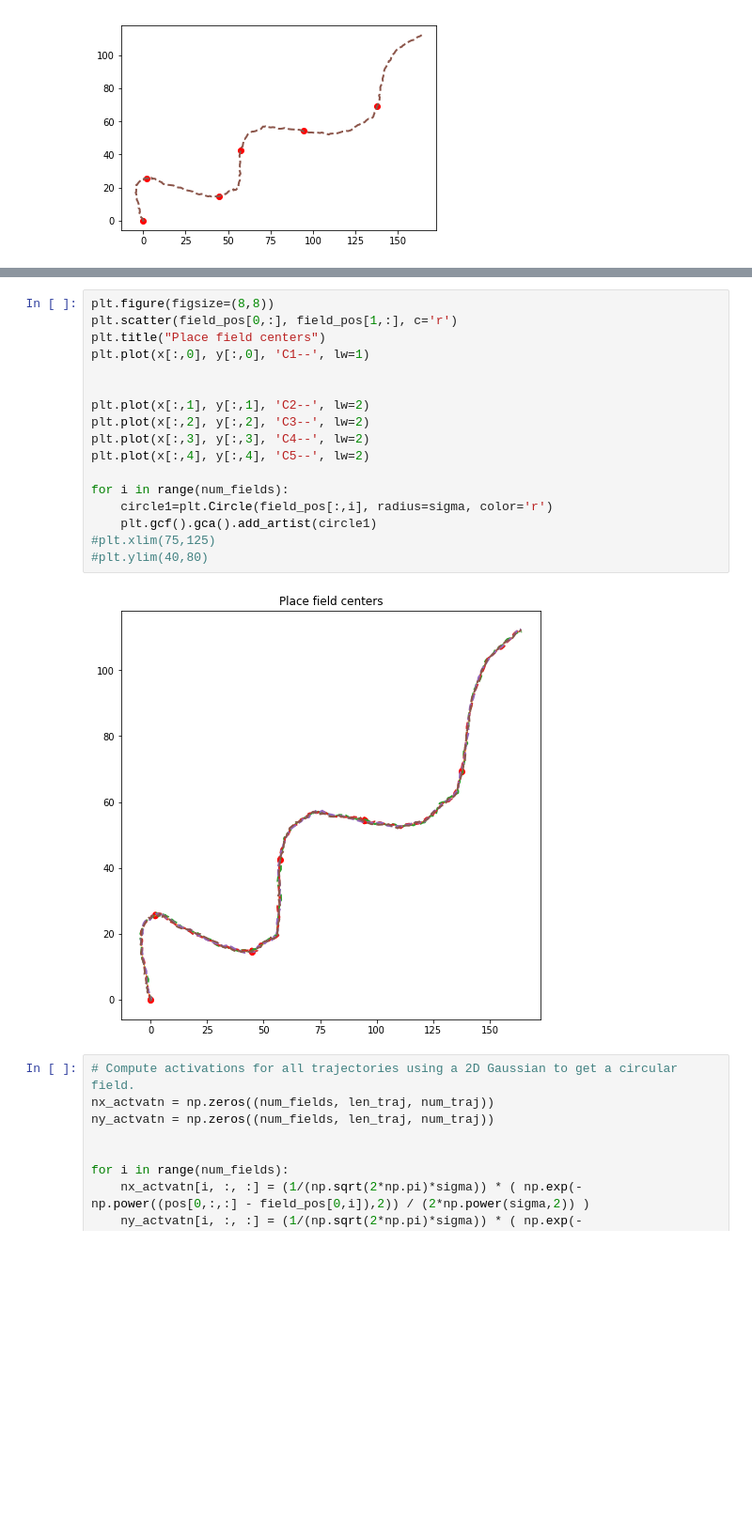
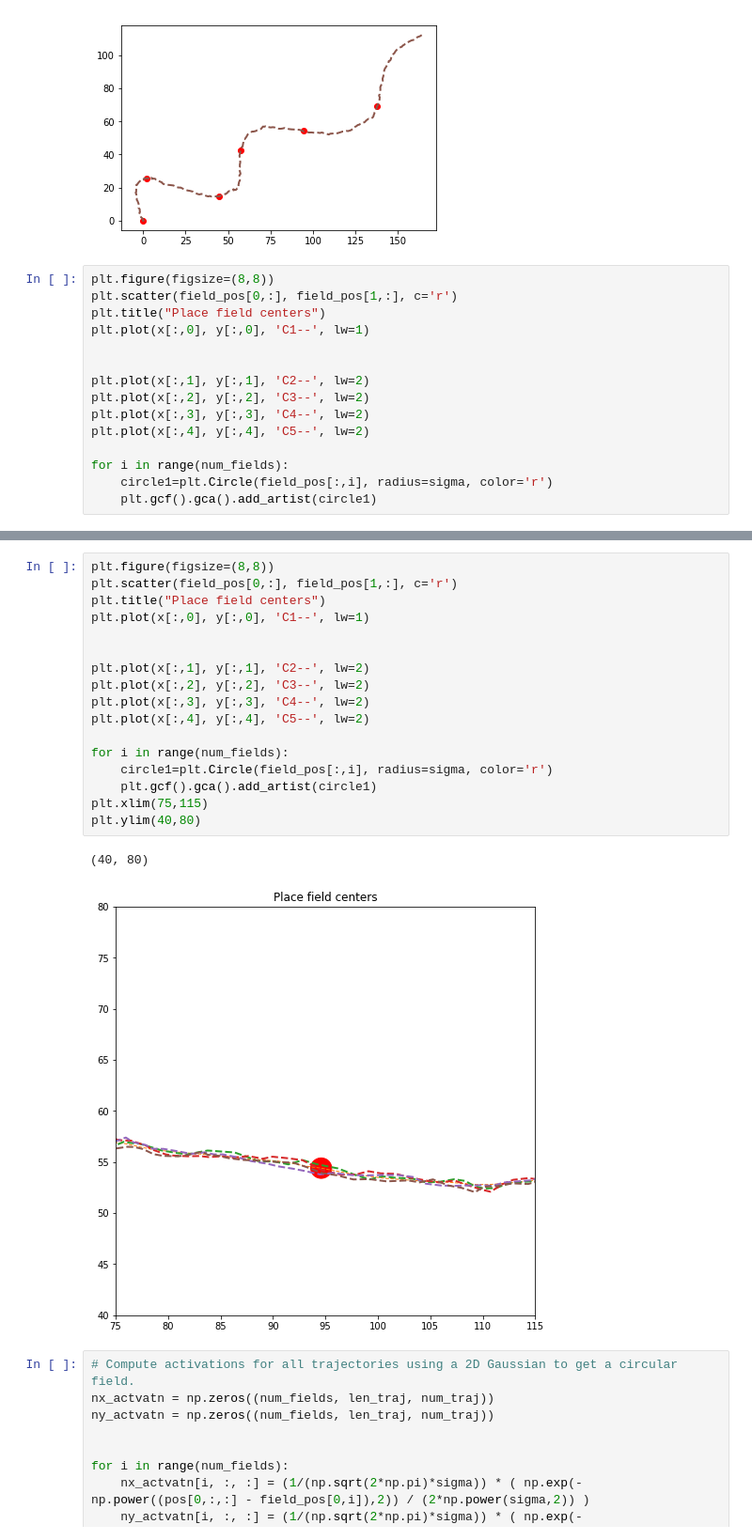
Before and after one commit to s72sue/spatial_cells, a Jupyter notebook: gridcells/smoothTrajectories.ipynb, the cells around one changed output, grey strips where cells are left out. Shown at 94% size. Cells and saved outputs as stored; diff of their text form; blank space fills up the shorter version.

Commit message:
plot single place field showing multiple trajectories crossing it

```diff
--- a/gridcells/smoothTrajectories.ipynb
+++ b/gridcells/smoothTrajectories.ipynb
@@ -146,3 +146,18 @@ for i in range(num_fields):
 [figure]
 [figure]
 [figure]
+# %%
+plt.figure(figsize=(8,8))
+plt.scatter(field_pos[0,:], field_pos[1,:], c='r')
+plt.title("Place field centers")
+plt.plot(x[:,0], y[:,0], 'C1--', lw=1)
+
+
+plt.plot(x[:,1], y[:,1], 'C2--', lw=2)
+plt.plot(x[:,2], y[:,2], 'C3--', lw=2)
+plt.plot(x[:,3], y[:,3], 'C4--', lw=2)
+plt.plot(x[:,4], y[:,4], 'C5--', lw=2)
+
+for i in range(num_fields):
+    circle1=plt.Circle(field_pos[:,i], radius=sigma, color='r')
+    plt.gcf().gca().add_artist(circle1)
@@ -149,22 +166,23 @@ for i in range(num_fields):
 # %%
 plt.figure(figsize=(8,8))
 plt.scatter(field_pos[0,:], field_pos[1,:], c='r')
 plt.title("Place field centers")
 plt.plot(x[:,0], y[:,0], 'C1--', lw=1)
 
 
 plt.plot(x[:,1], y[:,1], 'C2--', lw=2)
 plt.plot(x[:,2], y[:,2], 'C3--', lw=2)
 plt.plot(x[:,3], y[:,3], 'C4--', lw=2)
 plt.plot(x[:,4], y[:,4], 'C5--', lw=2)
 
 for i in range(num_fields):
     circle1=plt.Circle(field_pos[:,i], radius=sigma, color='r')
     plt.gcf().gca().add_artist(circle1)
-#plt.xlim(75,125)
-#plt.ylim(40,80)
+plt.xlim(75,115)
+plt.ylim(40,80)
 # %% [output]
+(40, 80)
-[figure, old version]
+[figure, new version]
 # %%
 # Compute activations for all trajectories using a 2D Gaussian to get a circular field.
 nx_actvatn = np.zeros((num_fields, len_traj, num_traj))
```
Also changed, not shown: parts of 1 cell of this notebook.
